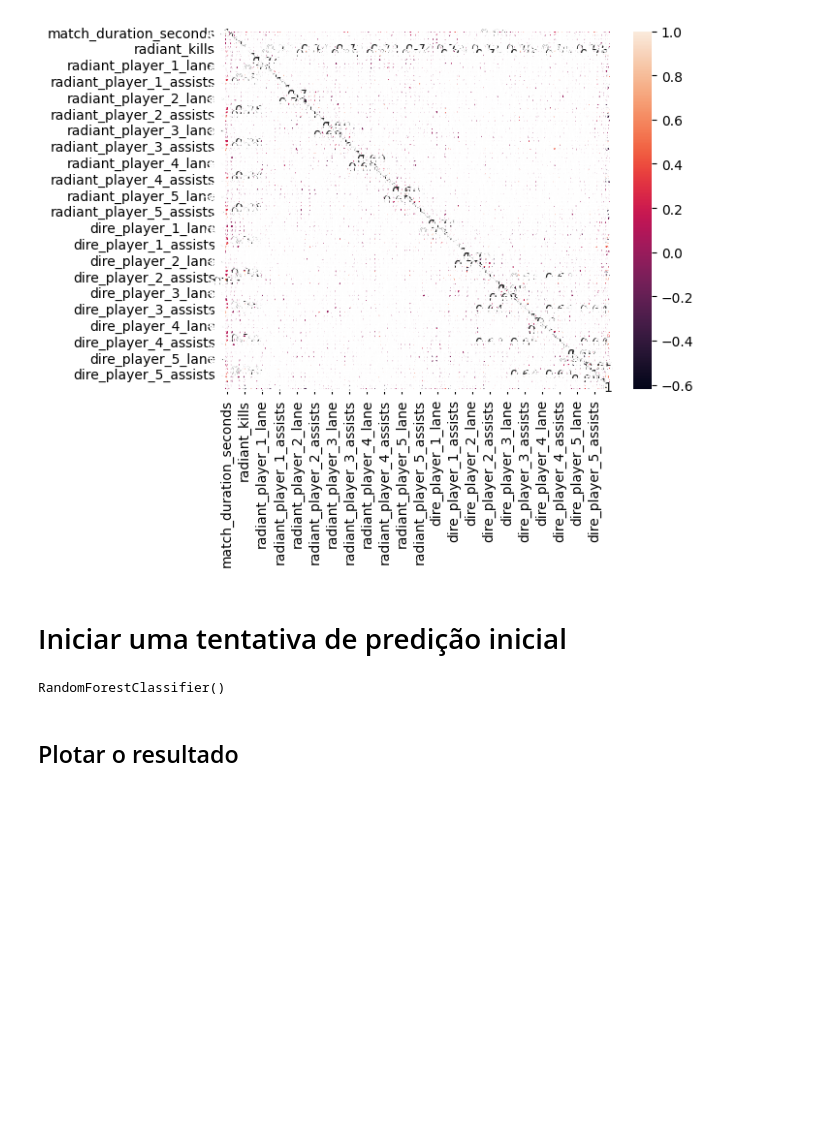
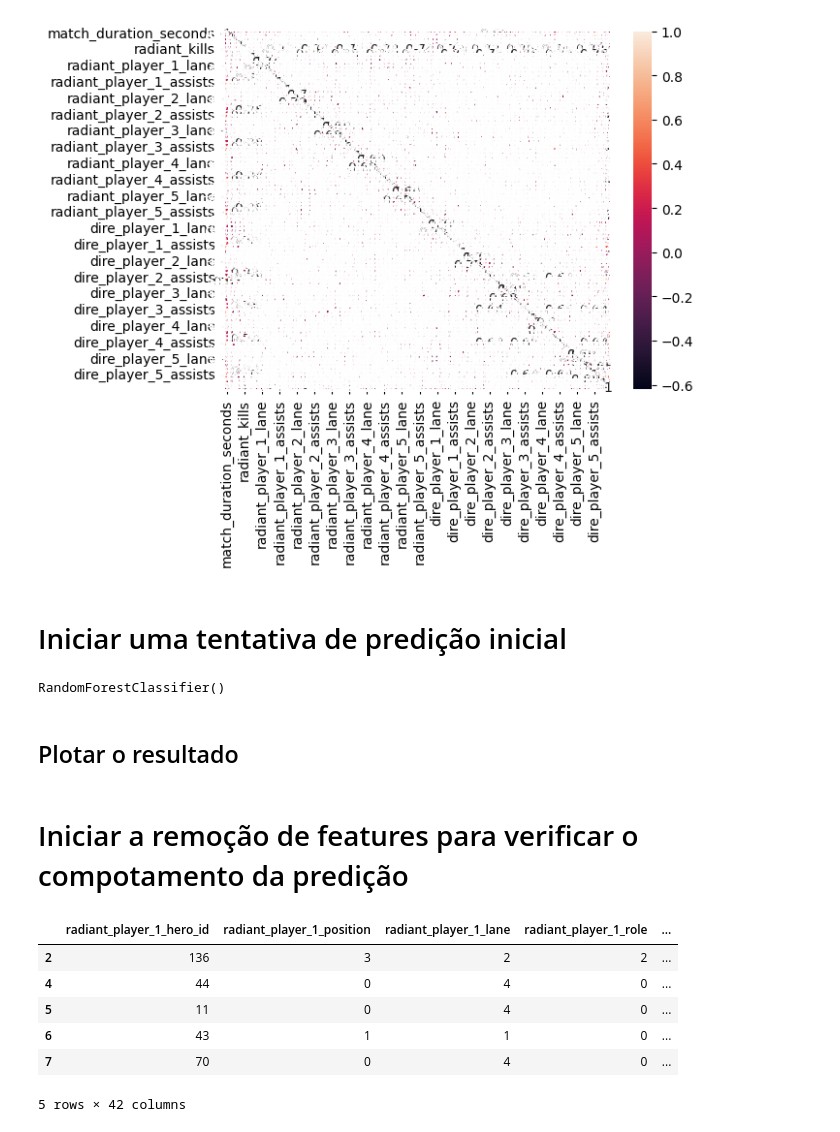
Before and after one commit to ExiledSpirit/dota-match-predict, a Jupyter notebook: dota2_proj/Analise_exploratoria_Dota2.ipynb, the cells around one changed output. Cells and saved outputs as stored; diff of their text form; code cells hidden in the pictures; blank space fills up the shorter version.

```diff
--- a/dota2_proj/Analise_exploratoria_Dota2.ipynb
+++ b/dota2_proj/Analise_exploratoria_Dota2.ipynb
@@ -493,3 +492,34 @@ def matriz_confusao(modelos = "Lista de modelos a serem comparados", x_test = x_
 
     fig["layout"].update(title = "Matrizes de confusão", title_x = 0.5, height = height, width = width, showlegend = False, plot_bgcolor = 'white', paper_bgcolor = 'white')
     fig.show()
+# %% [markdown]
+# Iniciar a remoção de features para verificar o compotamento da predição
+# %%
+dropCols = ["match_duration_seconds",
+"first_blood_time_seconds",
+"radiant_team_id",
+"dire_team_id",
+"radiant_kills",
+"dire_kills",
+]
+
+datasetGt2024_Clean_v2 = datasetGt2024_Clean.drop(columns=dropCols)
+
+shouldNotContain = ["_kills",
+"*_assists",
+"*_networth",]
+
+datasetGt2024_Clean_v2 = datasetGt2024_Clean_v2.drop(columns=datasetGt2024_Clean_v2.columns[datasetGt2024_Clean_v2.columns.str.contains("_kills")])
+datasetGt2024_Clean_v2 = datasetGt2024_Clean_v2.drop(columns=datasetGt2024_Clean_v2.columns[datasetGt2024_Clean_v2.columns.str.contains("_assists")])
+datasetGt2024_Clean_v2 = datasetGt2024_Clean_v2.drop(columns=datasetGt2024_Clean_v2.columns[datasetGt2024_Clean_v2.columns.str.contains("_networth")])
+datasetGt2024_Clean_v2 = datasetGt2024_Clean_v2.drop(columns=datasetGt2024_Clean_v2.columns[datasetGt2024_Clean_v2.columns.str.contains("_deaths")])
+
+datasetGt2024_Clean_v2.head()
+# %% [output]
+|  | radiant_player_1_hero_id | radiant_player_1_position | radiant_player_1_lane | radiant_player_1_role | ... |
+| 2 | 136 | 3 | 2 | 2 | ... |
+| 4 | 44 | 0 | 4 | 0 | ... |
+| 5 | 11 | 0 | 4 | 0 | ... |
+| 6 | 43 | 1 | 1 | 0 | ... |
+| 7 | 70 | 0 | 4 | 0 | ... |
+5 rows × 42 columns
```
Also changed, not shown: parts of 2 cells of this notebook.
